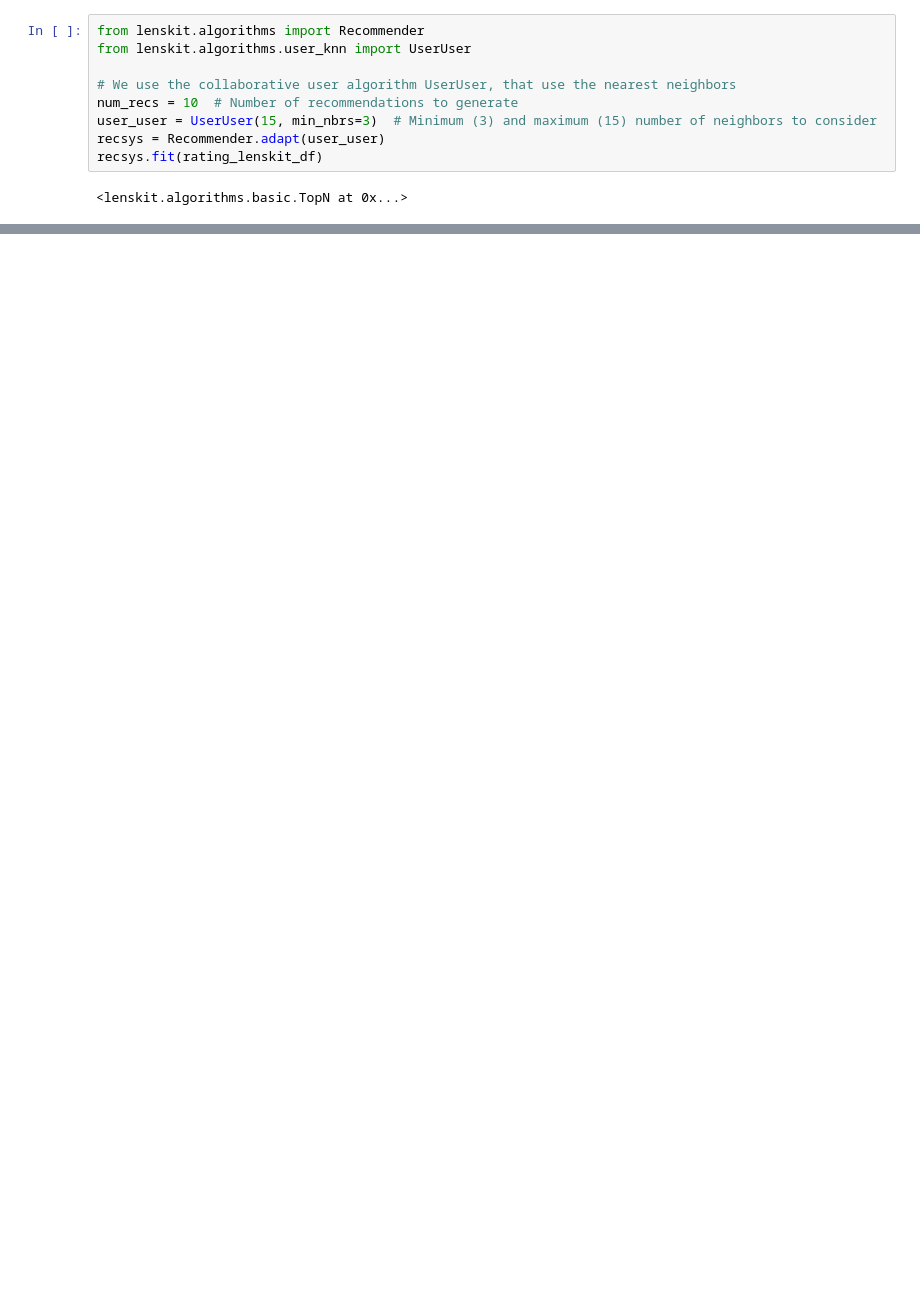
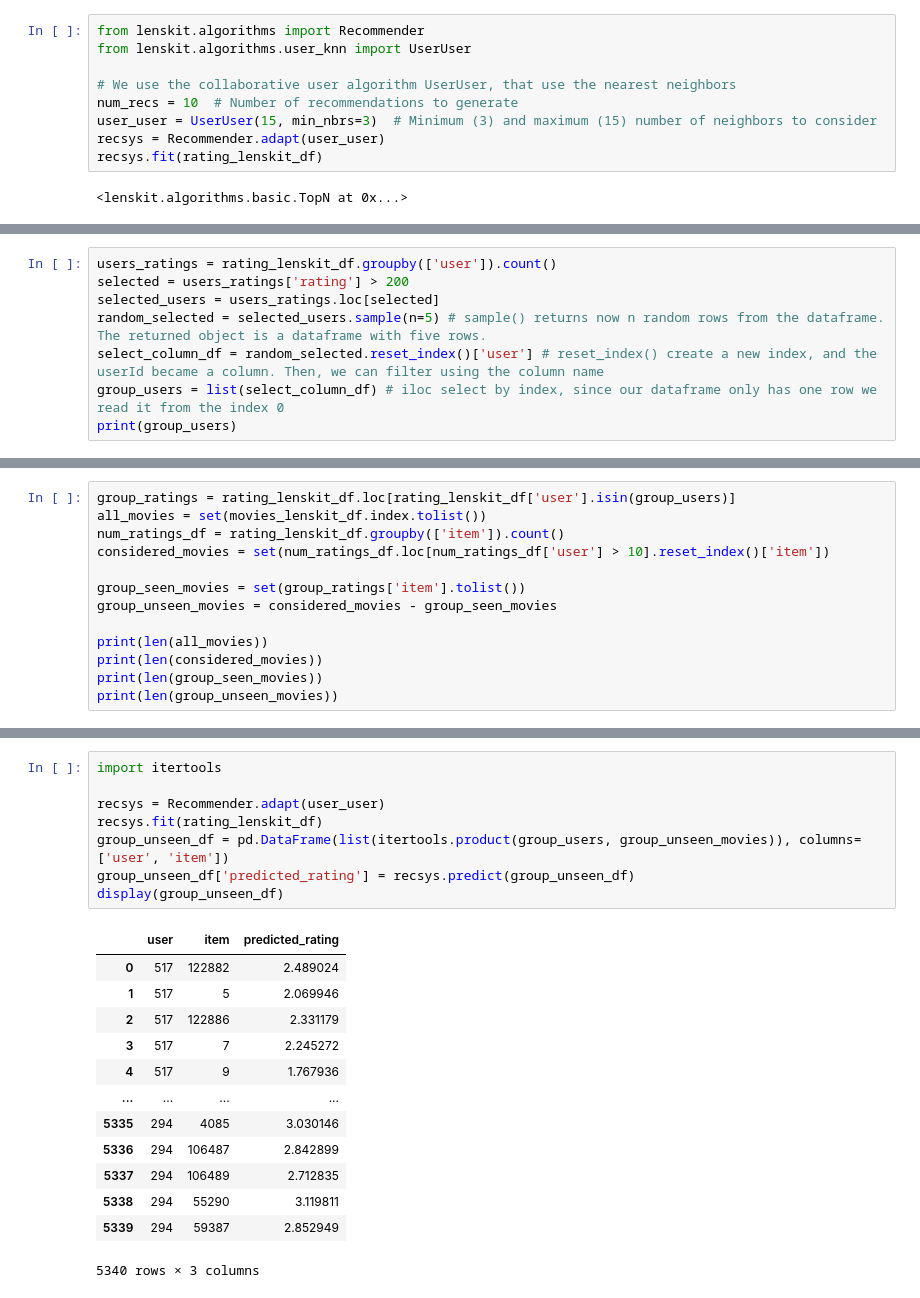
Before and after one commit to barnap/recsys-um-labs, a Jupyter notebook: Lab1/Tutorial Lab 1.ipynb, the cells around one changed output, grey strips where cells are left out. Cells and saved outputs as stored; diff of their text form; blank space fills up the shorter version.

```diff
--- a/Lab1/Tutorial Lab 1.ipynb
+++ b/Lab1/Tutorial Lab 1.ipynb
@@ -539,0 +863,8 @@ We can notice that the recommendations are quite different. Which one is the bes
+# %%
+users_ratings = rating_lenskit_df.groupby(['user']).count()
+selected = users_ratings['rating'] > 200
+selected_users = users_ratings.loc[selected]
+random_selected = selected_users.sample(n=5) # sample() returns now n random rows from the dataframe. The returned object is a dataframe with five rows.
+select_column_df = random_selected.reset_index()['user'] # reset_index() create a new index, and the userId became a column. Then, we can filter using the column name
+group_users = list(select_column_df) # iloc select by index, since our dataframe only has one row we read it from the index 0
+print(group_users)
@@ -539,0 +875,13 @@ We can notice that the recommendations are quite different. Which one is the bes
+# %%
+group_ratings = rating_lenskit_df.loc[rating_lenskit_df['user'].isin(group_users)]
+all_movies = set(movies_lenskit_df.index.tolist())
+num_ratings_df = rating_lenskit_df.groupby(['item']).count()
+considered_movies = set(num_ratings_df.loc[num_ratings_df['user'] > 10].reset_index()['item'])
+
+group_seen_movies = set(group_ratings['item'].tolist())
+group_unseen_movies = considered_movies - group_seen_movies
+
+print(len(all_movies))
+print(len(considered_movies))
+print(len(group_seen_movies))
+print(len(group_unseen_movies))
@@ -539,0 +895,22 @@ We can notice that the recommendations are quite different. Which one is the bes
+# %%
+import itertools
+
+recsys = Recommender.adapt(user_user)
+recsys.fit(rating_lenskit_df)
+group_unseen_df = pd.DataFrame(list(itertools.product(group_users, group_unseen_movies)), columns=['user', 'item'])
+group_unseen_df['predicted_rating'] = recsys.predict(group_unseen_df)
+display(group_unseen_df)
+# %% [output]
+|  | user | item | predicted_rating |
+| 0 | 517 | 122882 | 2.489024 |
+| 1 | 517 | 5 | 2.069946 |
+| 2 | 517 | 122886 | 2.331179 |
+| 3 | 517 | 7 | 2.245272 |
+| 4 | 517 | 9 | 1.767936 |
+| ... | ... | ... | ... |
+| 5335 | 294 | 4085 | 3.030146 |
+| 5336 | 294 | 106487 | 2.842899 |
+| 5337 | 294 | 106489 | 2.712835 |
+| 5338 | 294 | 55290 | 3.119811 |
+| 5339 | 294 | 59387 | 2.852949 |
+5340 rows × 3 columns
```
Also changed, not shown: parts of 85 cells of this notebook.
